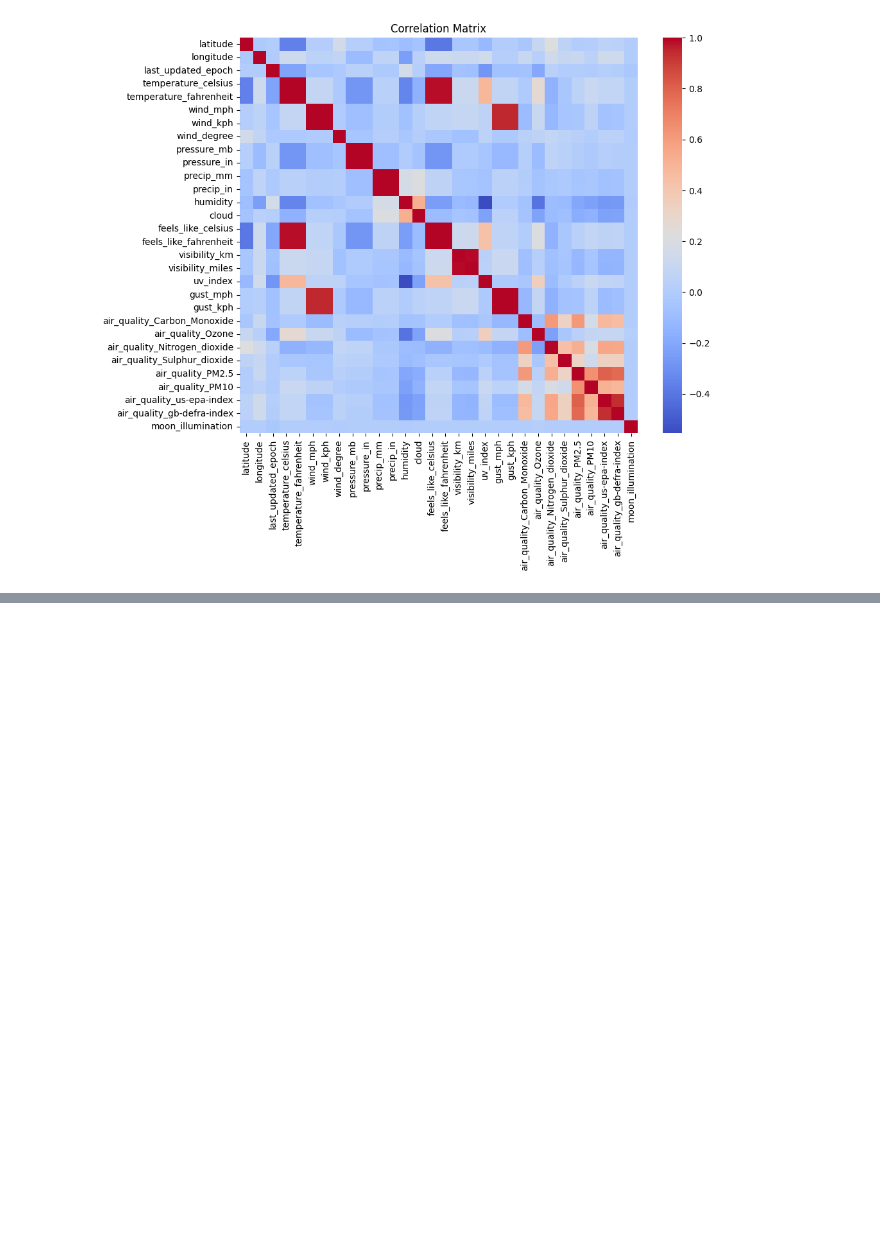
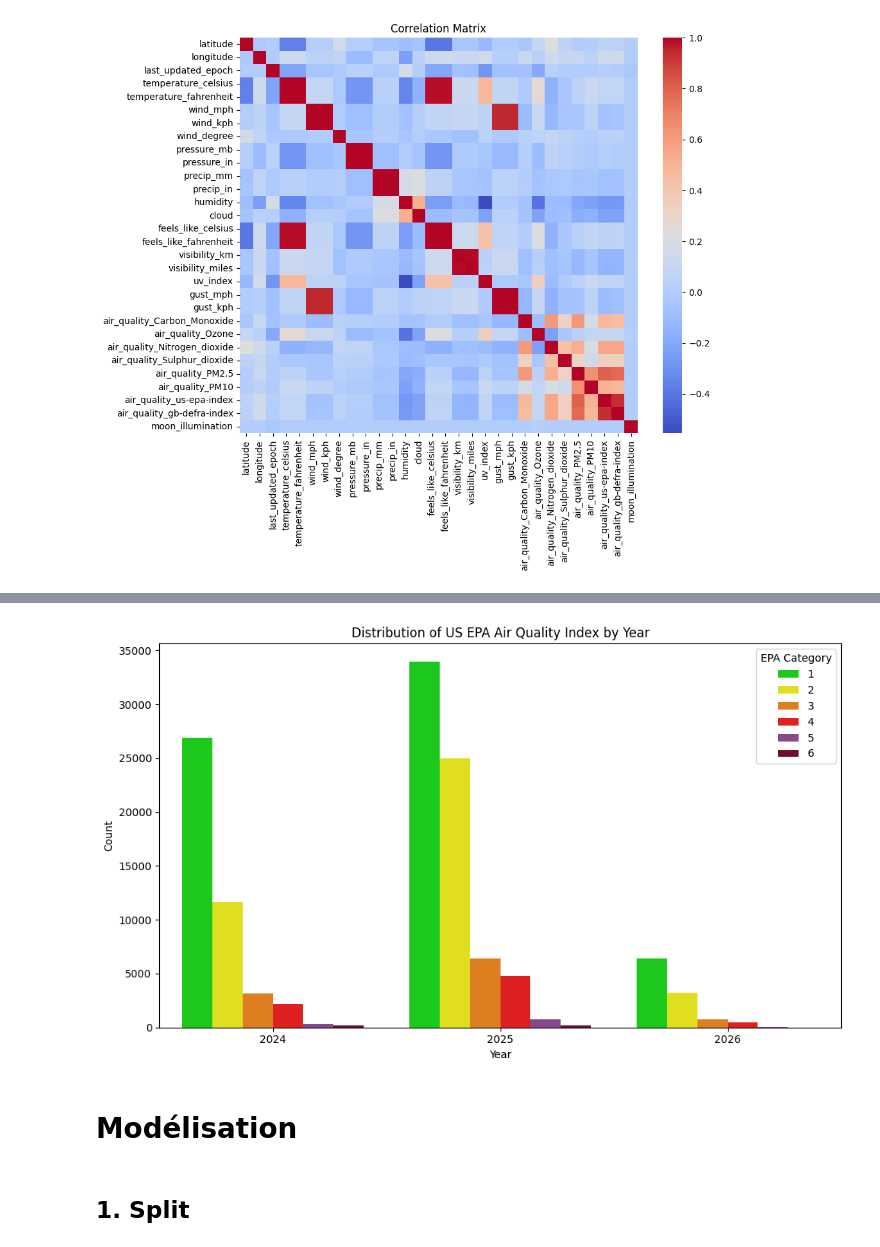
Before and after one commit to leagravellard/Memoire, a Jupyter notebook: notebooks/01_exploration.ipynb, the cells around one changed output, grey strips where cells are left out. Cells and saved outputs as stored; diff of their text form; code cells hidden in the pictures; blank space fills up the shorter version.

Commit message:
Pré-processing + Split

```diff
--- a/notebooks/01_exploration.ipynb
+++ b/notebooks/01_exploration.ipynb
@@ -413,0 +693,22 @@ plt.show()
+# %%
+plt.figure(figsize=(10,6))
+
+sns.countplot(
+    data=df_2,
+    x='year',
+    hue='air_quality_us-epa-index',
+    palette=epa_palette
+)
+
+plt.title("Distribution of US EPA Air Quality Index by Year")
+plt.xlabel("Year")
+plt.ylabel("Count")
+plt.legend(title="EPA Category")
+plt.tight_layout()
+plt.show()
+# %% [output]
+[figure, added]
+# %% [markdown]
+# Modélisation
+# %% [markdown]
+## 1. Split
```
Also changed, not shown: parts of 33 cells of this notebook.
